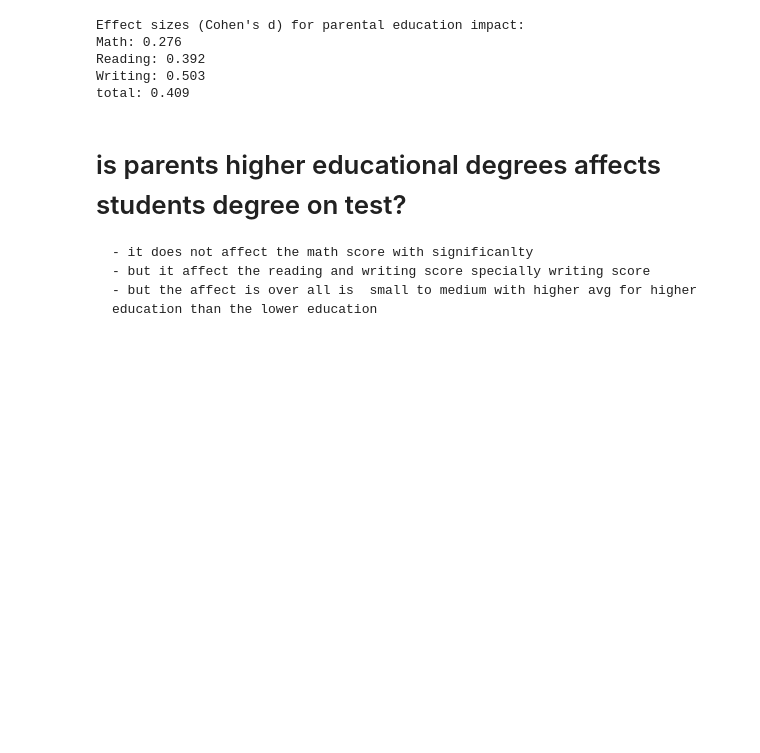
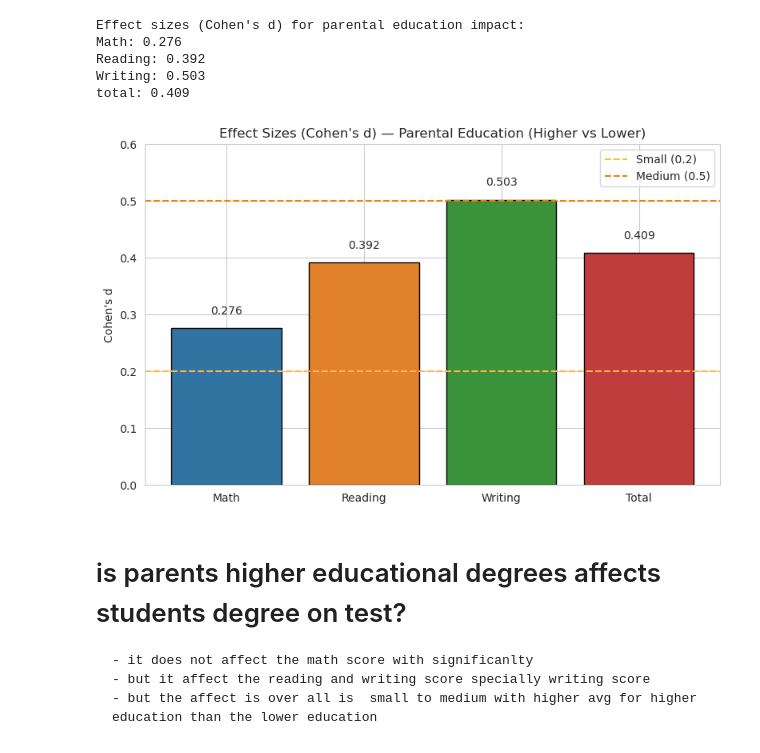
Before and after one commit to kareemtaha3/students_performance_analysis, a Jupyter notebook: notebooks/SPA_V1.ipynb, the cells around one changed output. Cells and saved outputs as stored; diff of their text form; code cells hidden in the pictures; blank space fills up the shorter version.

Commit message:
adding some visuals to illustrate the conducted experiments

```diff
--- a/notebooks/SPA_V1.ipynb
+++ b/notebooks/SPA_V1.ipynb
@@ -299,6 +299,34 @@ Math: 0.276
 Reading: 0.392
 Writing: 0.503
 total: 0.409
+# %%
+sns.set_style('whitegrid')
+plt.figure(figsize=(8,5))
+
+subjects = ['Math', 'Reading', 'Writing', 'Total']
+effects = [math_d, reading_d, writing_d, total_d]
+
+palette = ['#3274A1','#E1812C','#3A923A','#C03D3E']
+bars = plt.bar(subjects, effects, color=palette, edgecolor='black')
+
+# reference lines for effect interpretation
+plt.axhline(0.2, color='#FFB74D', linestyle='--', label='Small (0.2)')
+plt.axhline(0.5, color='#F57C00', linestyle='--', label='Medium (0.5)')
+
+# annotations
+for bar, val in zip(bars, effects):
+    plt.text(bar.get_x() + bar.get_width()/2, val + 0.02, f'{val:.3f}', ha='center', va='bottom', fontsize=10)
+
+plt.ylim(0, max(0.6, max(effects)*1.15))
+plt.title("Effect Sizes (Cohen's d) — Parental Education (Higher vs Lower)")
+plt.ylabel("Cohen's d")
+plt.legend(loc='upper right')
+plt.tight_layout()
+
+
+plt.show()
+# %% [output]
+[figure, added]
 # %% [markdown]
 # is parents higher educational degrees affects students degree on test?
     - it does not affect the math score with significanlty
```
Also changed, not shown: parts of 3 cells of this notebook.
